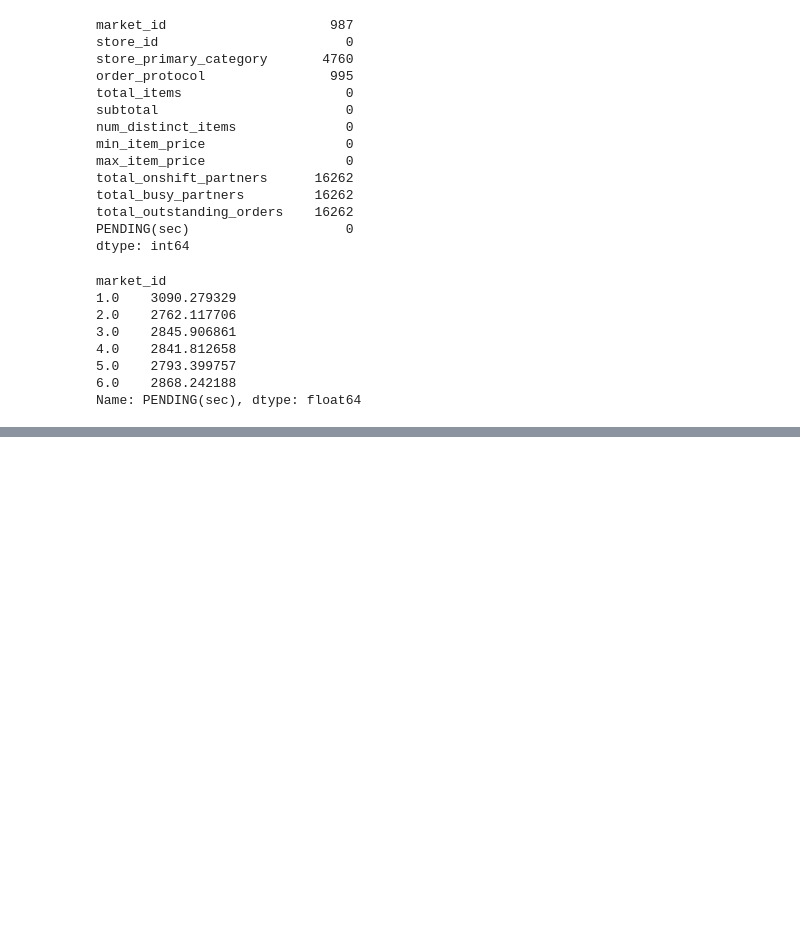
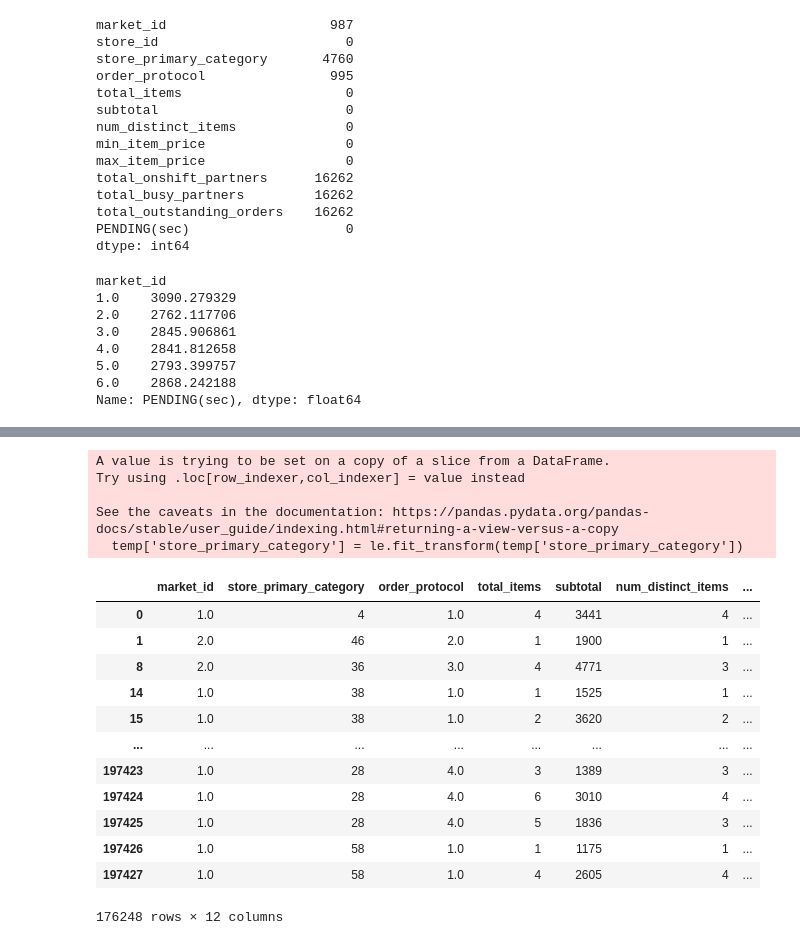
Before and after one commit to isoori/Porter-Delivery-Time-Estimation, a Jupyter notebook: Untitled.ipynb, the cells around one changed output, grey strips where cells are left out. Cells and saved outputs as stored; diff of their text form; code cells hidden in the pictures; blank space fills up the shorter version.

```diff
--- a/Untitled.ipynb
+++ b/Untitled.ipynb
@@ -120,0 +162,23 @@ Name: PENDING(sec), dtype: float64
+# %%
+le=LabelEncoder()
+temp['store_primary_category'] = le.fit_transform(temp['store_primary_category'])
+temp
+# %% [output]
+A value is trying to be set on a copy of a slice from a DataFrame.
+Try using .loc[row_indexer,col_indexer] = value instead
+
+See the caveats in the documentation: https://pandas.pydata.org/pandas-docs/stable/user_guide/indexing.html#returning-a-view-versus-a-copy
+  temp['store_primary_category'] = le.fit_transform(temp['store_primary_category'])
+|  | market_id | store_primary_category | order_protocol | total_items | subtotal | num_distinct_items | ... |
+| 0 | 1.0 | 4 | 1.0 | 4 | 3441 | 4 | ... |
+| 1 | 2.0 | 46 | 2.0 | 1 | 1900 | 1 | ... |
+| 8 | 2.0 | 36 | 3.0 | 4 | 4771 | 3 | ... |
+| 14 | 1.0 | 38 | 1.0 | 1 | 1525 | 1 | ... |
+| 15 | 1.0 | 38 | 1.0 | 2 | 3620 | 2 | ... |
+| ... | ... | ... | ... | ... | ... | ... | ... |
+| 197423 | 1.0 | 28 | 4.0 | 3 | 1389 | 3 | ... |
+| 197424 | 1.0 | 28 | 4.0 | 6 | 3010 | 4 | ... |
+| 197425 | 1.0 | 28 | 4.0 | 5 | 1836 | 3 | ... |
+| 197426 | 1.0 | 58 | 1.0 | 1 | 1175 | 1 | ... |
+| 197427 | 1.0 | 58 | 1.0 | 4 | 2605 | 4 | ... |
+176248 rows × 12 columns
```
Also changed, not shown: parts of 4 cells of this notebook.
